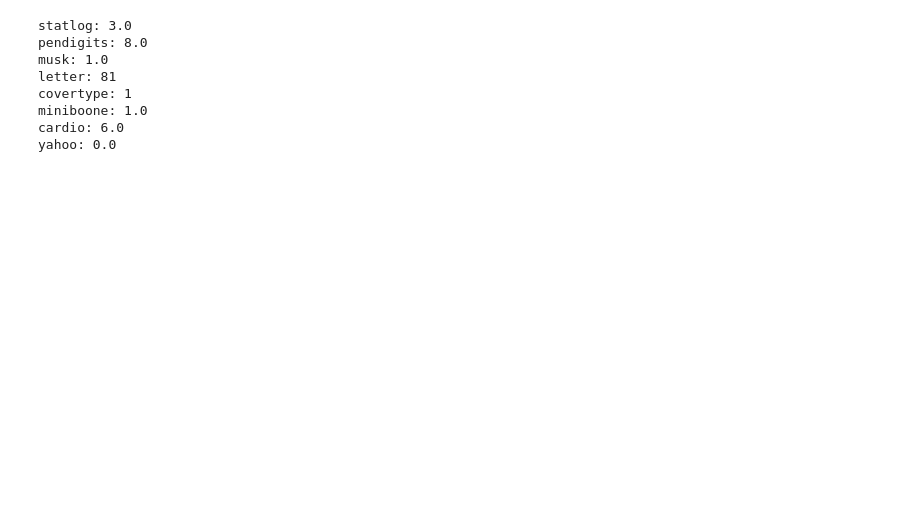
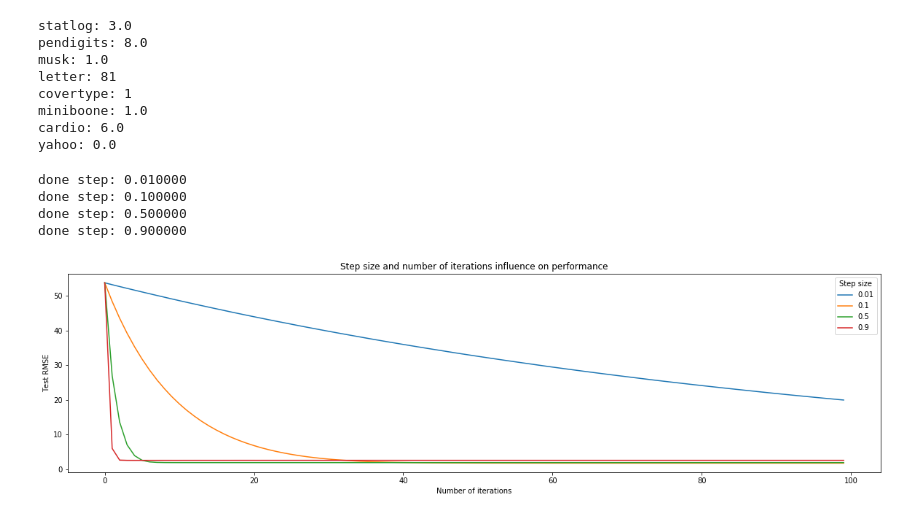
Before and after one commit to sjw821/budget-learning, a Jupyter notebook: code/Test.ipynb, the cells around one changed output. Cells and saved outputs as stored; diff of their text form; code cells hidden in the pictures; blank space fills up the shorter version.

Commit message:
greedy miser results

```diff
--- a/code/Test.ipynb
+++ b/code/Test.ipynb
@@ -124,0 +129,28 @@ from greedymiser.miser import miser
+# %%
+
+steps=[0.01,0.1,0.5,0.9]
+results=[]
+for step in steps:
+    x=miser()
+    x.DEPTH=10
+    x.STEPSIZE=step
+    x.ITER=100
+    report=x.fit(path='synth',costs= "s",l =5)
+    results.append(report)
+    print("done step: %f" % step)
+# %% [output]
+done step: 0.010000
+done step: 0.100000
+done step: 0.500000
+done step: 0.900000
+# %%
+plt.figure(figsize=(20,5))
+for s in range(len(steps)):
+    plt.plot([results[s][k][2] for k in range(len(results[s]))],label=steps[s])
+plt.legend(loc="upper right",title="Step size")
+plt.title("Step size and number of iterations influence on performance")
+plt.xlabel("Number of iterations")
+plt.ylabel("Test RMSE")
+plt.show()
+# %% [output]
+[figure, added]
```
Also changed, not shown: parts of 10 cells of this notebook, 46 other files.
